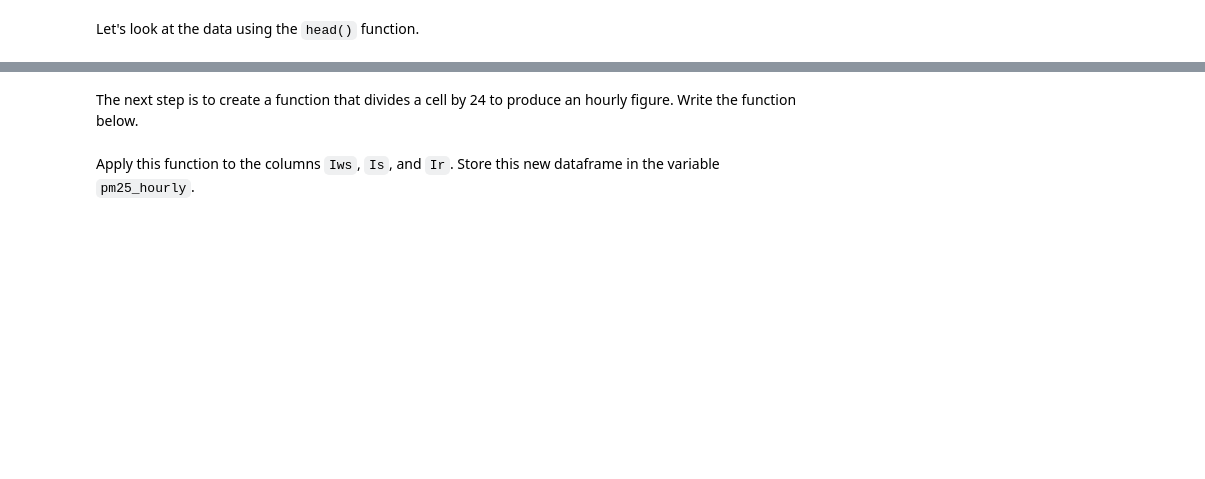
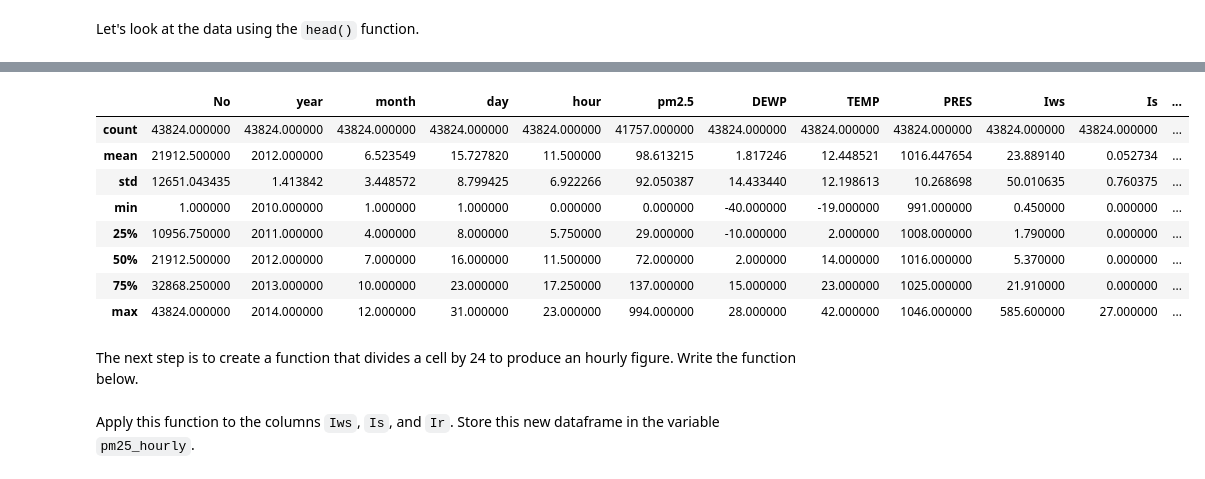
Before and after one commit to rihp/datamad0320, a Jupyter notebook: module-1/lab-map-reduce-filter/your-code/main.ipynb, the cells around one changed output, grey strips where cells are left out. Saved outputs shown, nothing was run; the diff lists cells and outputs as text; code cells hidden in the pictures; blank space fills up the shorter version.

```diff
--- a/module-1/lab-map-reduce-filter/your-code/main.ipynb
+++ b/module-1/lab-map-reduce-filter/your-code/main.ipynb
@@ -303,3 +311,15 @@ Let's look at the data using the `head()` function.
+# %%
+pm25.describe()
+# %% [output]
+|  | No | year | month | day | hour | pm2.5 | DEWP | TEMP | PRES | Iws | Is | ... |
+| count | 43824.000000 | 43824.000000 | 43824.000000 | 43824.000000 | 43824.000000 | 41757.000000 | 43824.000000 | 43824.000000 | 43824.000000 | 43824.000000 | 43824.000000 | ... |
+| mean | 21912.500000 | 2012.000000 | 6.523549 | 15.727820 | 11.500000 | 98.613215 | 1.817246 | 12.448521 | 1016.447654 | 23.889140 | 0.052734 | ... |
+| std | 12651.043435 | 1.413842 | 3.448572 | 8.799425 | 6.922266 | 92.050387 | 14.433440 | 12.198613 | 10.268698 | 50.010635 | 0.760375 | ... |
+| min | 1.000000 | 2010.000000 | 1.000000 | 1.000000 | 0.000000 | 0.000000 | -40.000000 | -19.000000 | 991.000000 | 0.450000 | 0.000000 | ... |
+| 25% | 10956.750000 | 2011.000000 | 4.000000 | 8.000000 | 5.750000 | 29.000000 | -10.000000 | 2.000000 | 1008.000000 | 1.790000 | 0.000000 | ... |
+| 50% | 21912.500000 | 2012.000000 | 7.000000 | 16.000000 | 11.500000 | 72.000000 | 2.000000 | 14.000000 | 1016.000000 | 5.370000 | 0.000000 | ... |
+| 75% | 32868.250000 | 2013.000000 | 10.000000 | 23.000000 | 17.250000 | 137.000000 | 15.000000 | 23.000000 | 1025.000000 | 21.910000 | 0.000000 | ... |
+| max | 43824.000000 | 2014.000000 | 12.000000 | 31.000000 | 23.000000 | 994.000000 | 28.000000 | 42.000000 | 1046.000000 | 585.600000 | 27.000000 | ... |
 # %% [markdown]
 The next step is to create a function that divides a cell by 24 to produce an hourly figure. Write the function below.
 # %%
```
Also changed, not shown: parts of 7 cells of this notebook.
